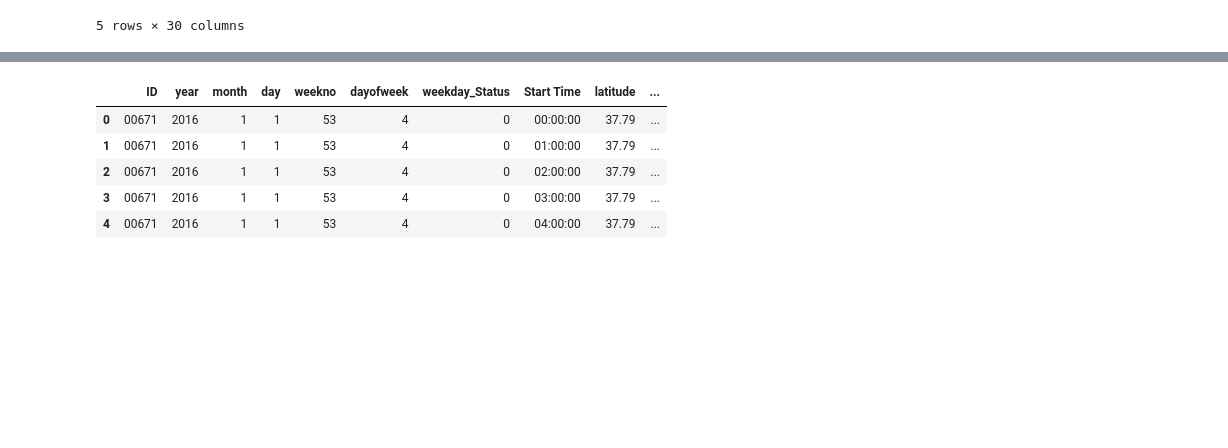
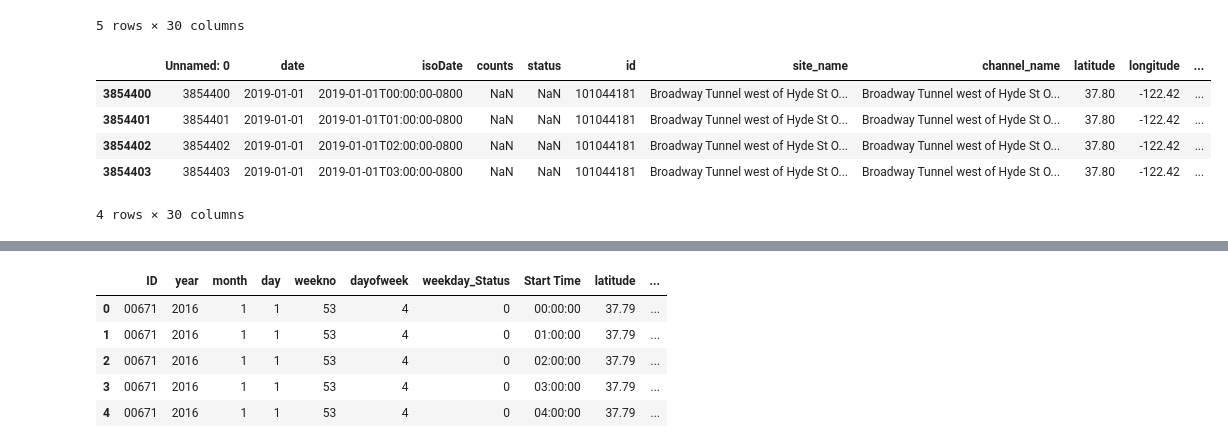
Before and after one commit to mintu07ruet/Bike-Exposure-Modeling, a Jupyter notebook: Expansion_Factor_development_coding/Data_Preparation_script.ipynb, the cells around one changed output, grey strips where cells are left out. Drawn from its saved outputs; the diff is of its cells as text; code cells hidden in the pictures; blank space fills up the shorter version.

```diff
--- a/Expansion_Factor_development_coding/Data_Preparation_script.ipynb
+++ b/Expansion_Factor_development_coding/Data_Preparation_script.ipynb
@@ -85,3 +85,13 @@ df18i.head()
 | 3 | 3 | 2019-01-01 | 2019-01-01T03:00:00-0800 | 0.00 | 0.00 | 103000671 | BART AT SPIRE | BART at Spire- Bikes IN to Spire | 37.79 | -122.46 | ... |
 | 4 | 4 | 2019-01-01 | 2019-01-01T04:00:00-0800 | 0.00 | 0.00 | 103000671 | BART AT SPIRE | BART at Spire- Bikes IN to Spire | 37.79 | -122.46 | ... |
 5 rows × 30 columns
+# %%
+check=df18i.loc[df18i['ID']=='44181']
+check.head(4)
+# %% [output]
+|  | Unnamed: 0 | date | isoDate | counts | status | id | site_name | channel_name | latitude | longitude | ... |
+| 3854400 | 3854400 | 2019-01-01 | 2019-01-01T00:00:00-0800 | NaN | NaN | 101044181 | Broadway Tunnel west of Hyde St O... | Broadway Tunnel west of Hyde St O... | 37.80 | -122.42 | ... |
+| 3854401 | 3854401 | 2019-01-01 | 2019-01-01T01:00:00-0800 | NaN | NaN | 101044181 | Broadway Tunnel west of Hyde St O... | Broadway Tunnel west of Hyde St O... | 37.80 | -122.42 | ... |
+| 3854402 | 3854402 | 2019-01-01 | 2019-01-01T02:00:00-0800 | NaN | NaN | 101044181 | Broadway Tunnel west of Hyde St O... | Broadway Tunnel west of Hyde St O... | 37.80 | -122.42 | ... |
+| 3854403 | 3854403 | 2019-01-01 | 2019-01-01T03:00:00-0800 | NaN | NaN | 101044181 | Broadway Tunnel west of Hyde St O... | Broadway Tunnel west of Hyde St O... | 37.80 | -122.42 | ... |
+4 rows × 30 columns
```
Also changed, not shown: parts of 37 cells of this notebook, 3 other files.
